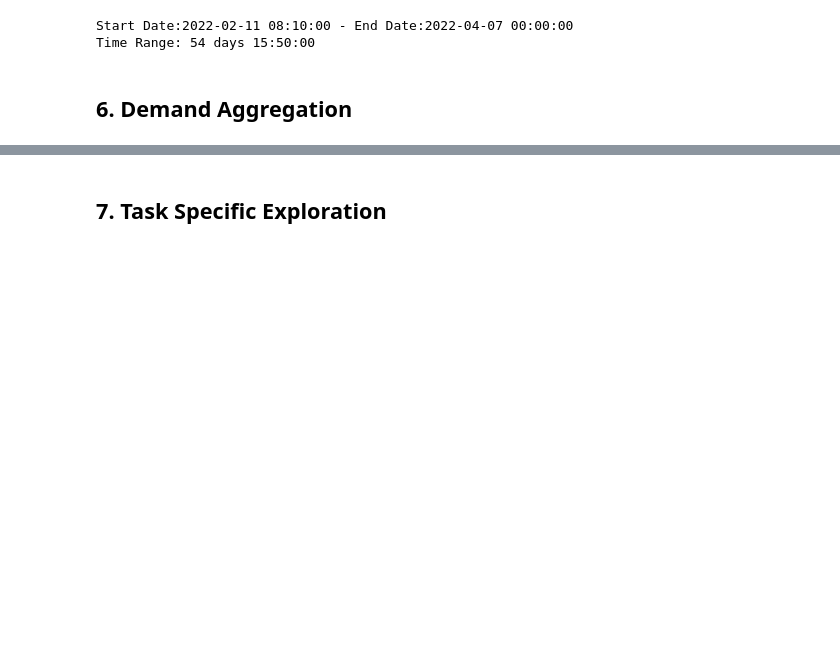
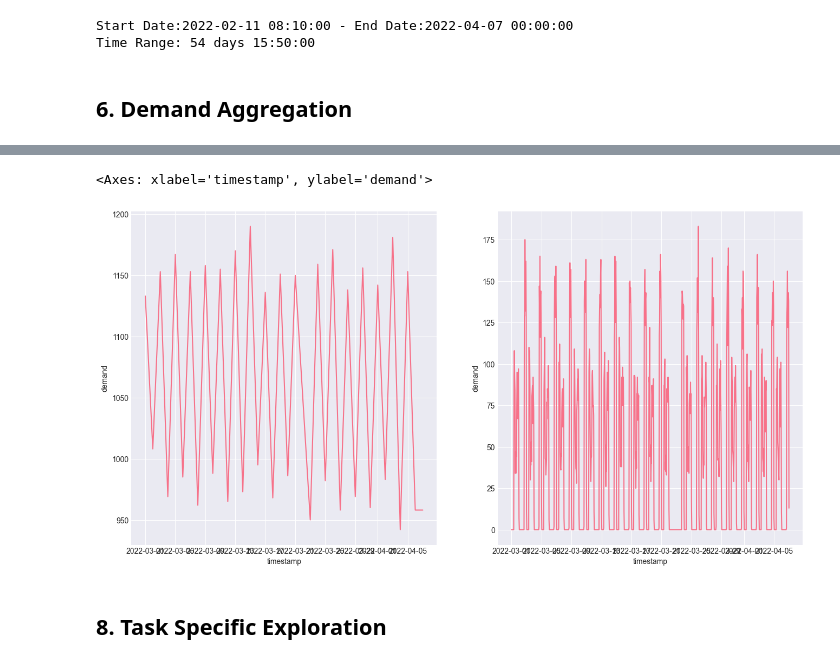
Before and after one commit to MooAbdelhamid/orderpulse-ai, a Jupyter notebook: notebooks/01_eda.ipynb, the cells around one changed output, grey strips where cells are left out. Drawn from its saved outputs; the diff is of its cells as text; code cells hidden in the pictures; blank space fills up the shorter version.

```diff
--- a/notebooks/01_eda.ipynb
+++ b/notebooks/01_eda.ipynb
@@ -287,0 +297,30 @@ sns.lineplot(data=df_demand_hour, x='timestamp', y='demand')
+# %%
+df_demand_day['is_missing'] = df_demand_day['demand'] <= 20
+streak = 0
+missing_streak = []
+
+# Get missing streak days
+for val in df_demand_day['is_missing']:
+    if val:
+        streak += 1
+    else:
+        streak = 0
+    missing_streak.append(streak)
+
+df_demand_day['missing_streak'] = missing_streak
+
+# Define the gaps with more than one day
+df_demand_day['is_break'] = df_demand_day["missing_streak"] > 1
+
+# Divide data into blocks
+df_demand_day['block'] = (df_demand_day['is_break'] != df_demand_day['is_break'].shift()).cumsum()
+
+df_block_len = df_demand_day.groupby('block')['timestamp'].count().reset_index(name='days')
+
+mask = df_demand_day['block']  == df_block_len.loc[df_block_len['days'].idxmax(), 'block']
+df_demand_day_filtered = df_demand_day[mask]
+df_demand_day_filtered = df_demand_day_filtered.reset_index().drop(columns = ['index', 'missing_streak', 'is_break', 'block'])
+
+df_demand_day_filtered.loc[df_demand_day_filtered['is_missing'], 'demand'] = np.nan
+df_demand_day_filtered["demand"] = df_demand_day_filtered["demand"].interpolate()
+df_demand_day_filtered
@@ -287,0 +345,8 @@ sns.lineplot(data=df_demand_hour, x='timestamp', y='demand')
+# %%
+min_date = df_demand_day_filtered['timestamp'].min()
+max_date = df_demand_day_filtered['timestamp'].max()
+
+mask = df_demand_hour['timestamp'].between(min_date, max_date)
+df_demand_hour_filtered = df_demand_hour[mask]
+
+df_demand_hour_filtered
@@ -288,2 +367,10 @@ sns.lineplot(data=df_demand_hour, x='timestamp', y='demand')
+# %%
+fig, axes = plt.subplots(1, 2, figsize=(16,8))
+
+sns.lineplot(data=df_demand_day_filtered, x='timestamp', y='demand', ax=axes[0])
+sns.lineplot(data=df_demand_hour_filtered, x='timestamp', y='demand', ax=axes[1])
+# %% [output]
+<Axes: xlabel='timestamp', ylabel='demand'>
+[figure, added]
 # %% [markdown]
-## 7. Task Specific Exploration
+## 8. Task Specific Exploration
```
Also changed, not shown: parts of 6 cells of this notebook.
